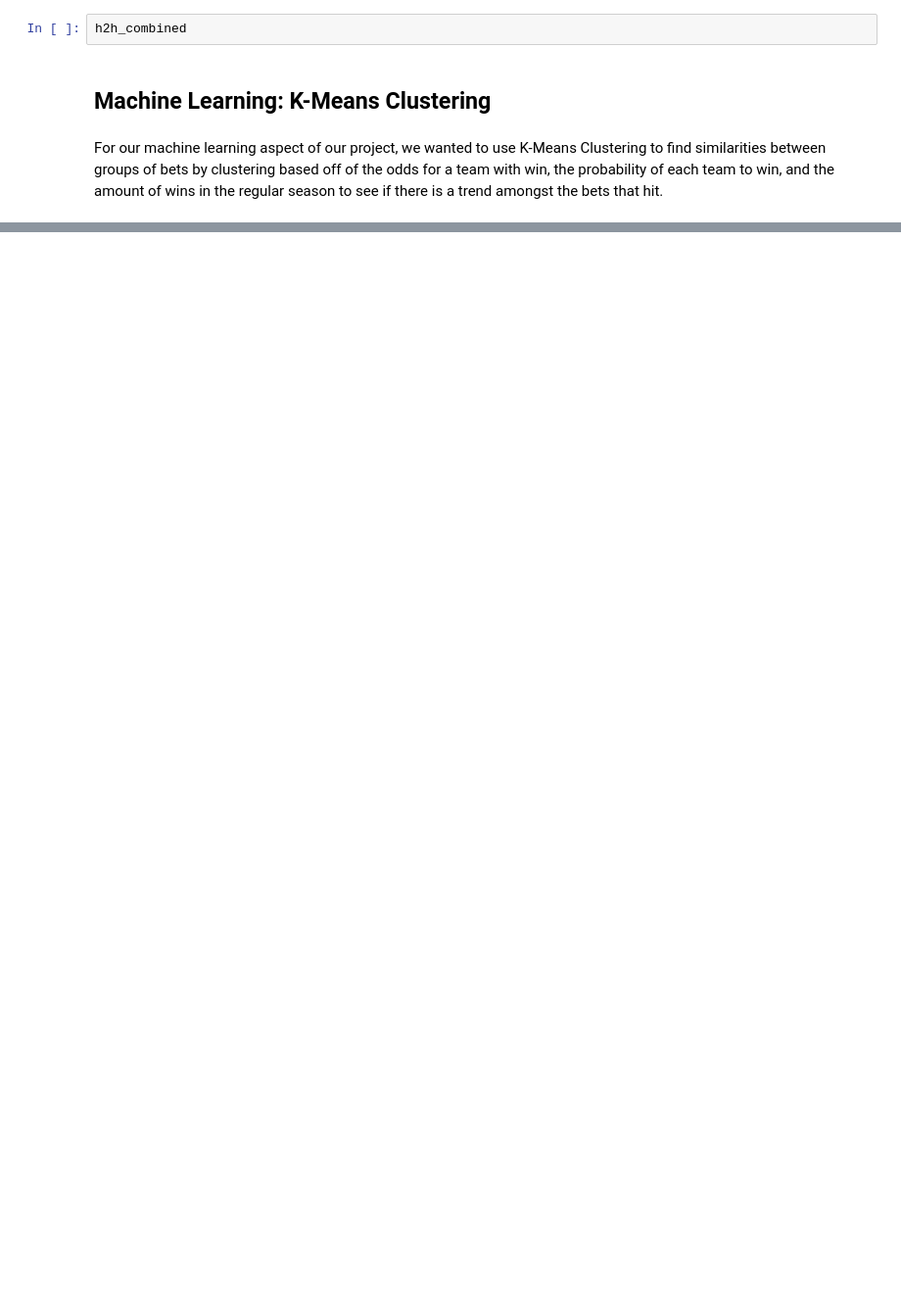
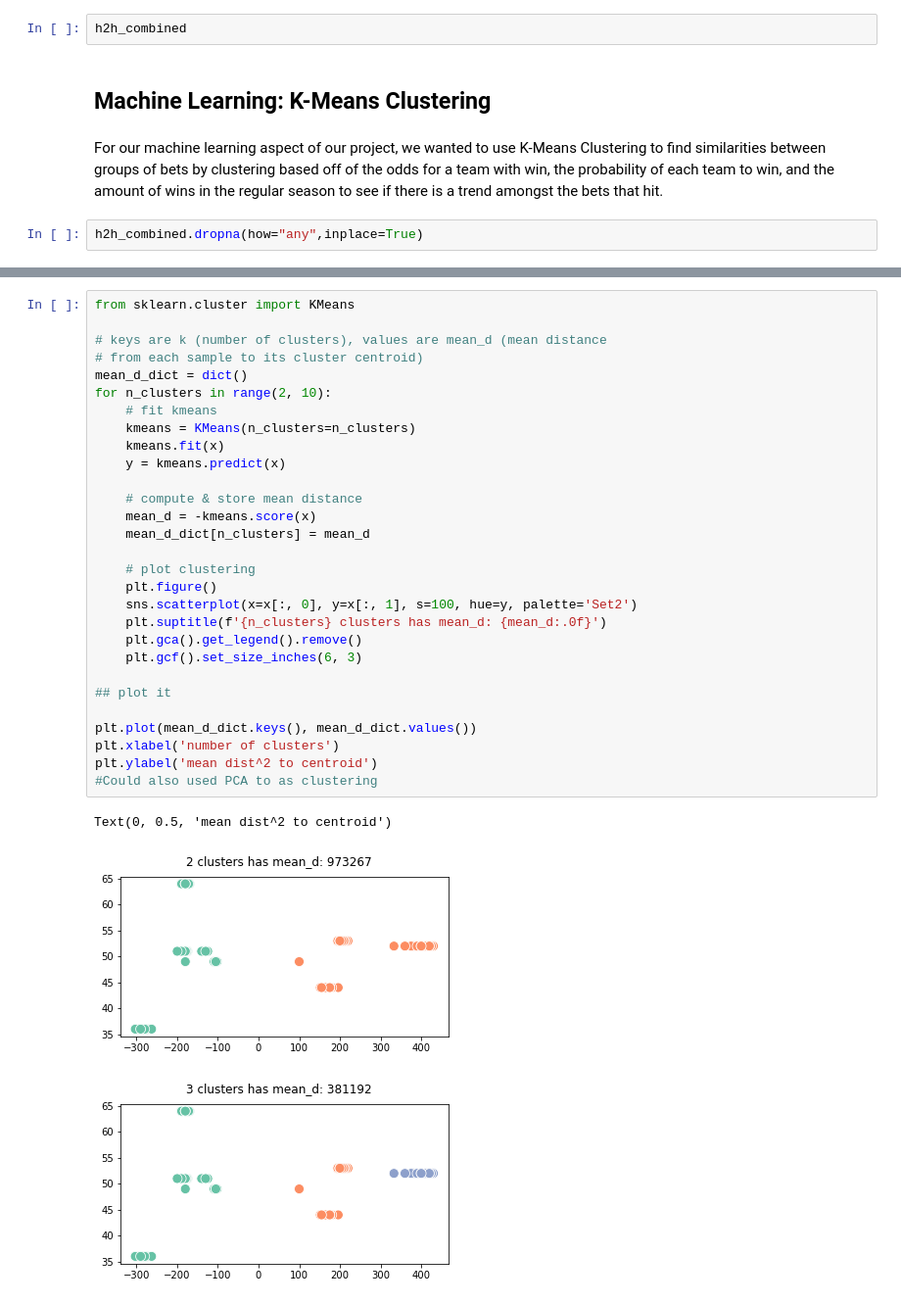
Before and after one commit to ethangu8/DS3000-Finding-The-Best-Bet-Final, a Jupyter notebook: NBA_bets_3.ipynb, the cells around one changed output, grey strips where cells are left out. Shown: that part at 98% size. Cells and saved outputs as stored; diff of their text form; blank space fills up the shorter version.

```diff
--- a/NBA_bets_3.ipynb
+++ b/NBA_bets_3.ipynb
@@ -305,6 +354,8 @@ h2h_combined
 ## Machine Learning: K-Means Clustering
 # %% [markdown]
 For our machine learning aspect of our project, we wanted to use K-Means Clustering to find similarities between groups of bets by clustering based off of the odds for a team with win, the probability of each team to win, and the amount of wins in the regular season to see if there is a trend amongst the bets that hit.
+# %%
+h2h_combined.dropna(how="any",inplace=True)
 # %%
 from sklearn.cluster import KMeans
 n_clusters = 3
@@ -320,0 +374,33 @@ plt.gcf().set_size_inches(12, 6)
+# %%
+from sklearn.cluster import KMeans
+
+# keys are k (number of clusters), values are mean_d (mean distance
+# from each sample to its cluster centroid)
+mean_d_dict = dict()
+for n_clusters in range(2, 10):
+    # fit kmeans
+    kmeans = KMeans(n_clusters=n_clusters)
+    kmeans.fit(x)
+    y = kmeans.predict(x)
+
+    # compute & store mean distance
+    mean_d = -kmeans.score(x)
+    mean_d_dict[n_clusters] = mean_d
+
+    # plot clustering
+    plt.figure()
+    sns.scatterplot(x=x[:, 0], y=x[:, 1], s=100, hue=y, palette='Set2')
+    plt.suptitle(f'{n_clusters} clusters has mean_d: {mean_d:.0f}')
+    plt.gca().get_legend().remove()
+    plt.gcf().set_size_inches(6, 3)
+
+## plot it
+
+plt.plot(mean_d_dict.keys(), mean_d_dict.values())
+plt.xlabel('number of clusters')
+plt.ylabel('mean dist^2 to centroid')
+#Could also used PCA to as clustering
+# %% [output]
+Text(0, 0.5, 'mean dist^2 to centroid')
+[figure, added]
+[figure, added]
```
Also changed, not shown: parts of 11 cells of this notebook, 2 other files.
